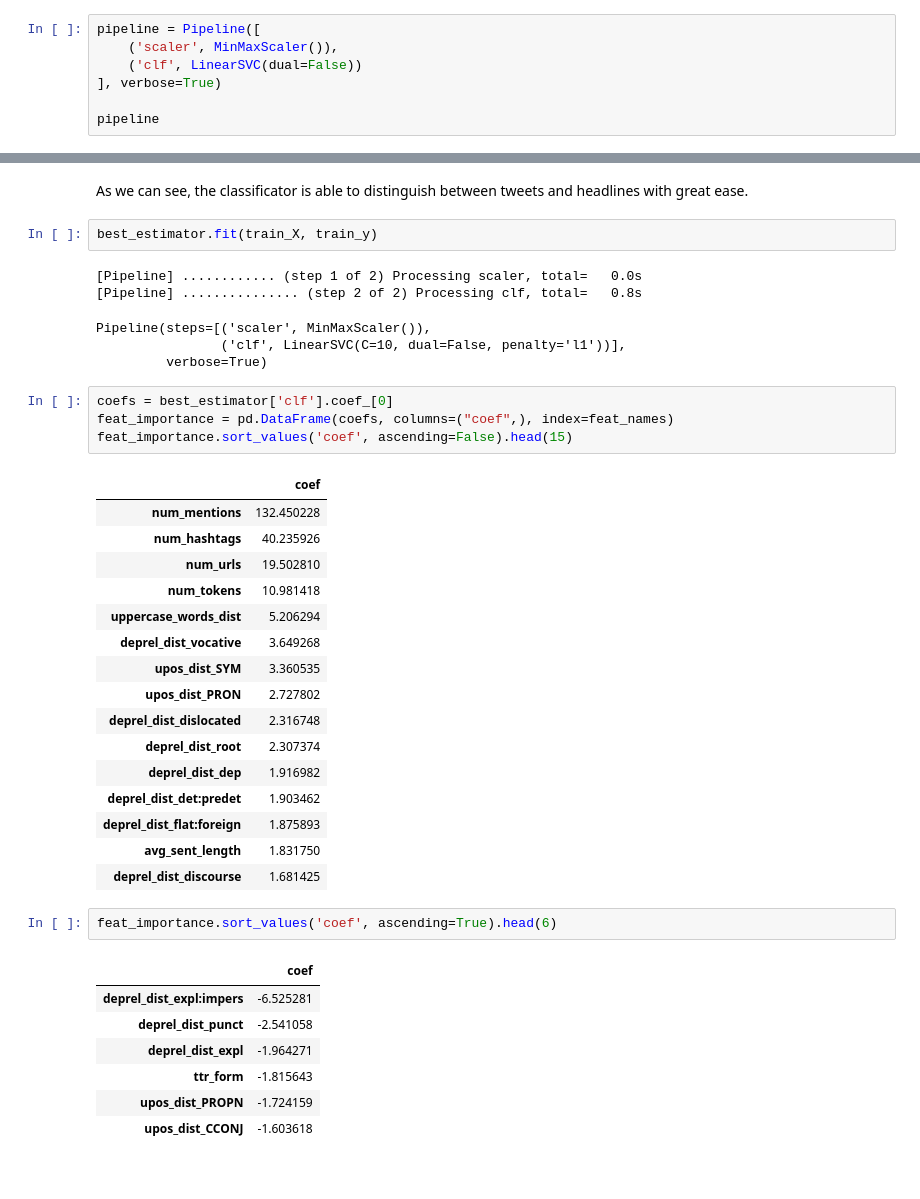
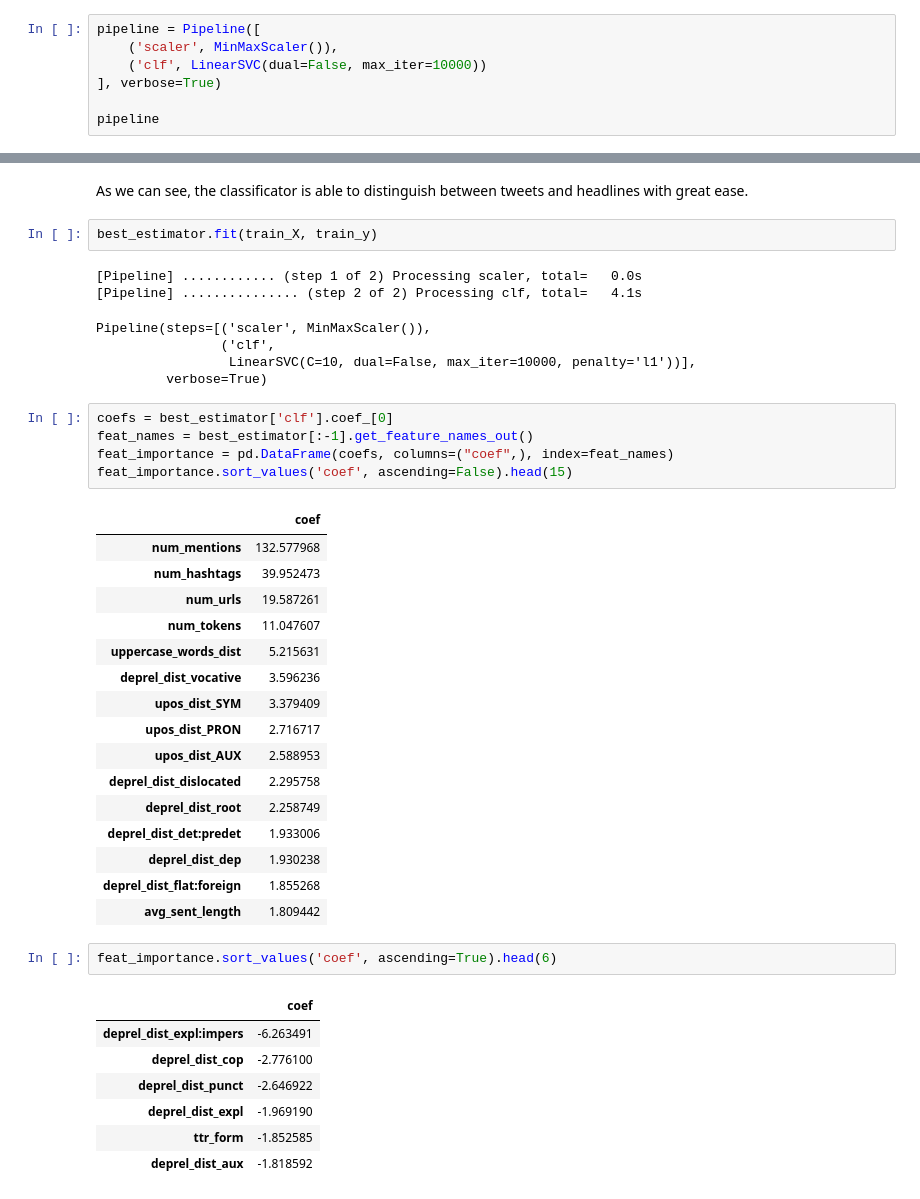
Before and after one commit to g-fabiani4-unipi/txa_project, a Jupyter notebook: src/style_analysis.ipynb, the cells around one changed output, grey strips where cells are left out. Cells and saved outputs as stored; diff of their text form.

```diff
--- a/src/style_analysis.ipynb
+++ b/src/style_analysis.ipynb
@@ -358,7 +359,7 @@ train_y = train_df['hs']
 # %%
 pipeline = Pipeline([
     ('scaler', MinMaxScaler()),
-    ('clf', LinearSVC(dual=False))
+    ('clf', LinearSVC(dual=False, max_iter=10000))
 ], verbose=True)
 
 pipeline
@@ -650,41 +651,43 @@ As we can see, the classificator is able to distinguish between tweets and headl
 best_estimator.fit(train_X, train_y)
 # %% [output]
 [Pipeline] ............ (step 1 of 2) Processing scaler, total=   0.0s
-[Pipeline] ............... (step 2 of 2) Processing clf, total=   0.8s
+[Pipeline] ............... (step 2 of 2) Processing clf, total=   4.1s
 Pipeline(steps=[('scaler', MinMaxScaler()),
-                ('clf', LinearSVC(C=10, dual=False, penalty='l1'))],
+                ('clf',
+                 LinearSVC(C=10, dual=False, max_iter=10000, penalty='l1'))],
          verbose=True)
 # %%
 coefs = best_estimator['clf'].coef_[0]
+feat_names = best_estimator[:-1].get_feature_names_out()
 feat_importance = pd.DataFrame(coefs, columns=("coef",), index=feat_names)
 feat_importance.sort_values('coef', ascending=False).head(15)
 # %% [output]
 |  | coef |
-| num_mentions | 132.450228 |
-| num_hashtags | 40.235926 |
-| num_urls | 19.502810 |
-| num_tokens | 10.981418 |
-| uppercase_words_dist | 5.206294 |
-| deprel_dist_vocative | 3.649268 |
-| upos_dist_SYM | 3.360535 |
-| upos_dist_PRON | 2.727802 |
-| deprel_dist_dislocated | 2.316748 |
-| deprel_dist_root | 2.307374 |
-| deprel_dist_dep | 1.916982 |
-| deprel_dist_det:predet | 1.903462 |
-| deprel_dist_flat:foreign | 1.875893 |
-| avg_sent_length | 1.831750 |
-| deprel_dist_discourse | 1.681425 |
+| num_mentions | 132.577968 |
+| num_hashtags | 39.952473 |
+| num_urls | 19.587261 |
+| num_tokens | 11.047607 |
+| uppercase_words_dist | 5.215631 |
+| deprel_dist_vocative | 3.596236 |
+| upos_dist_SYM | 3.379409 |
+| upos_dist_PRON | 2.716717 |
+| upos_dist_AUX | 2.588953 |
+| deprel_dist_dislocated | 2.295758 |
+| deprel_dist_root | 2.258749 |
+| deprel_dist_det:predet | 1.933006 |
+| deprel_dist_dep | 1.930238 |
+| deprel_dist_flat:foreign | 1.855268 |
+| avg_sent_length | 1.809442 |
 # %%
 feat_importance.sort_values('coef', ascending=True).head(6)
 # %% [output]
 |  | coef |
-| deprel_dist_expl:impers | -6.525281 |
-| deprel_dist_punct | -2.541058 |
-| deprel_dist_expl | -1.964271 |
-| ttr_form | -1.815643 |
-| upos_dist_PROPN | -1.724159 |
-| upos_dist_CCONJ | -1.603618 |
+| deprel_dist_expl:impers | -6.263491 |
+| deprel_dist_cop | -2.776100 |
+| deprel_dist_punct | -2.646922 |
+| deprel_dist_expl | -1.969190 |
+| ttr_form | -1.852585 |
+| deprel_dist_aux | -1.818592 |
 # %% [markdown]
 As expected, tweets differ from headlines mainly for social media language properties like the number of mentions, hashtags and urls and the use of uppercase. In addition to that, tweets tend to be longer and to have longer sentences than headlines and exhibit in general a non standard syntax, as manifested by the frequency of discourse elements, dislocations, vocatives, and lists.
 
```
Also changed, not shown: parts of 13 cells of this notebook.
